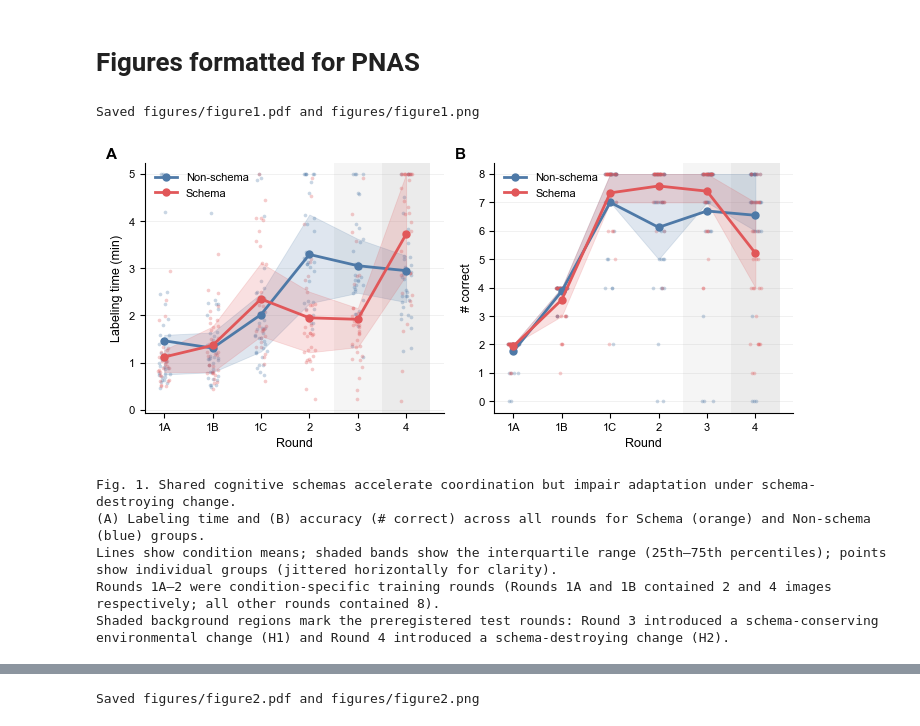
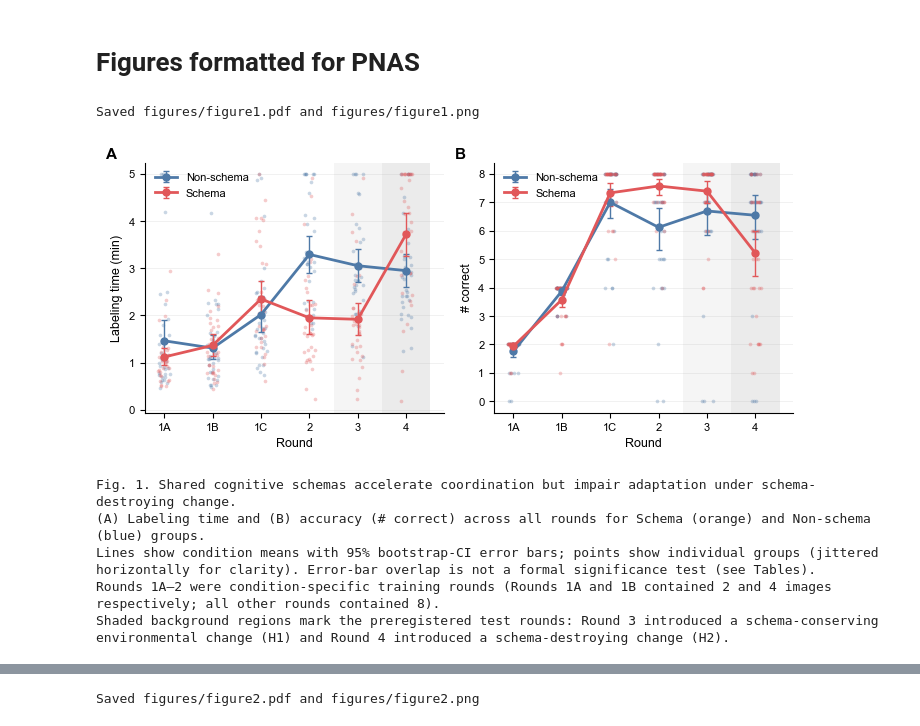
Before and after one commit to JamesPHoughton/organizational-schema-formation, a Jupyter notebook: analysis/study_1_analysis.ipynb, the cells around one changed output, grey strips where cells are left out. Drawn from its saved outputs; the diff is of its cells as text; code cells hidden in the pictures.

```diff
--- a/analysis/study_1_analysis.ipynb
+++ b/analysis/study_1_analysis.ipynb
@@ -847,15 +904,0 @@ plt.tight_layout()
-# %%
-# plot kde desnsity of completion times by stage and treatment
-plt.figure(figsize=(12, 5))
-for i, stage in enumerate(["1a", "1b", "1c", "2", "3", "4"]):
-    plt.subplot(2, 3, i+1)
-    for treatment in ["schema", "nonschema"]:
-        subset = data[data["treatment"] == treatment]
-        sns.kdeplot(subset[f"time_labeling_{stage}"], label=treatment, fill=True)
-    plt.title(f"Time Labeling {stage}")
-    plt.xlabel("Time (mins)")
-    plt.ylabel("Density")
-    plt.xticks(range(0, 330, 60), range(0, 6, 1))
-    plt.legend()
-    plt.xlim(0, 300)
-plt.tight_layout()
@@ -1494,11 +1196,19 @@ plt.show()
 # %% [markdown]
 # Figures formatted for PNAS
 # %%
+# [fig-all-rounds]
 # ── PNAS Figure 1 ──────────────────────────────────────────────────────────────
 # Two-panel shaded area plot: labeling time (A) and accuracy (B) across all rounds
 # Full page width (7.0 in). Styles applied locally via rc_context.
 
 import os
+
+def _boot_ci(x, n_boot=10000, seed=42):
+    """95% percentile bootstrap CI of the mean (assumption-free; same method as Study 2)."""
+    x = np.asarray(x, float); x = x[~np.isnan(x)]
+    rng = np.random.default_rng(seed)
+    bm = rng.choice(x, size=(n_boot, len(x)), replace=True).mean(axis=1)
+    lo, hi = np.percentile(bm, [2.5, 97.5]); return x.mean(), lo, hi
 
 pnas_style = {
     'font.family': 'sans-serif',
@@ -1542,8 +1252,12 @@ with plt.rc_context(pnas_style):
         for condition in ['nonschema', 'schema']:
             cond = data[data['treatment'] == condition]
             means = [cond[c].mean() for c in cols]
-            q25s  = [cond[c].quantile(0.25) for c in cols]
-            q75s  = [cond[c].quantile(0.75) for c in cols]
+            _ci   = [_boot_ci(cond[c].values) for c in cols]
+            yerr_ = np.array([[m - lo for (m, lo, hi) in _ci],
+                              [hi - m for (m, lo, hi) in _ci]])
+            # IQR band disabled (dispersion shown by jittered points):
+            # q25s  = [cond[c].quantile(0.25) for c in cols]
+            # q75s  = [cond[c].quantile(0.75) for c in cols]
 
             # Raw jittered points
             for xi, col in enumerate(cols):
@@ -1552,12 +1266,12 @@ with plt.rc_context(pnas_style):
                 ax.scatter(xi + jitter, vals, color=colors[condition],
                            alpha=0.3, s=7, zorder=2, linewidths=0)
 
-            # IQR band + mean line
-            ax.fill_between(x, q25s, q75s, alpha=0.18,
-                            color=colors[condition], zorder=3)
-            ax.plot(x, means, marker='o', linewidth=2,
-                    color=colors[condition], markersize=5,
-                    label=labels[condition], zorder=4)
+            # ax.fill_between(x, q25s, q75s, alpha=0.18,
+            #                 color=colors[condition], zorder=3)
+            ax.errorbar(x, means, yerr=yerr_, marker='o', linewidth=2,
+                        color=colors[condition], markersize=5,
+                        label=labels[condition], zorder=4,
+                        elinewidth=1, capsize=2, capthick=1)
 
         ax.set_xticks(x)
         ax.set_xticklabels(xlabels)
@@ -1565,37 +1279,37 @@ with plt.rc_context(pnas_style):
         ax.set_ylabel(ylabel)
         ax.legend(frameon=False, loc='upper left')
         ax.grid(axis='y', alpha=0.25, linewidth=0.5, linestyle='-')
         ax.spines['top'].set_visible(False)
         ax.spines['right'].set_visible(False)
         if is_time:
             ax.set_yticks(range(0, 310, 60))
             ax.set_yticklabels(range(0, 6, 1))
 
     # Panel labels
     for ax, lbl in zip(axes, ['A', 'B']):
         ax.text(-0.13, 1.06, lbl, transform=ax.transAxes,
                 fontsize=11, fontweight='bold', va='top')
 
     plt.tight_layout(pad=0.8, w_pad=1.5)
     os.makedirs('figures', exist_ok=True)
     plt.savefig('figures/figure1.pdf', bbox_inches='tight')
     plt.savefig('figures/figure1.png', dpi=300, bbox_inches='tight')
     print("Saved figures/figure1.pdf and figures/figure1.png")
     plt.show()
 
 
 print("""
 Fig. 1. Shared cognitive schemas accelerate coordination but impair adaptation under schema-destroying change.
 (A) Labeling time and (B) accuracy (# correct) across all rounds for Schema (orange) and Non-schema (blue) groups.
-Lines show condition means; shaded bands show the interquartile range (25th–75th percentiles); points show individual groups (jittered horizontally for clarity).
+Lines show condition means with 95% bootstrap-CI error bars; points show individual groups (jittered horizontally for clarity). Error-bar overlap is not a formal significance test (see Tables).
 Rounds 1A–2 were condition-specific training rounds (Rounds 1A and 1B contained 2 and 4 images respectively; all other rounds contained 8).
 Shaded background regions mark the preregistered test rounds: Round 3 introduced a schema-conserving environmental change (H1) and Round 4 introduced a schema-destroying change (H2).
 """)
 # %% [output]
 Saved figures/figure1.pdf and figures/figure1.png
-[figure, old version]
+[figure, new version]
 Fig. 1. Shared cognitive schemas accelerate coordination but impair adaptation under schema-destroying change.
 (A) Labeling time and (B) accuracy (# correct) across all rounds for Schema (orange) and Non-schema (blue) groups.
-Lines show condition means; shaded bands show the interquartile range (25th–75th percentiles); points show individual groups (jittered horizontally for clarity).
+Lines show condition means with 95% bootstrap-CI error bars; points show individual groups (jittered horizontally for clarity). Error-bar overlap is not a formal significance test (see Tables).
 Rounds 1A–2 were condition-specific training rounds (Rounds 1A and 1B contained 2 and 4 images respectively; all other rounds contained 8).
 Shaded background regions mark the preregistered test rounds: Round 3 introduced a schema-conserving environmental change (H1) and Round 4 introduced a schema-destroying change (H2).
```
Also changed, not shown: parts of 71 cells of this notebook.
